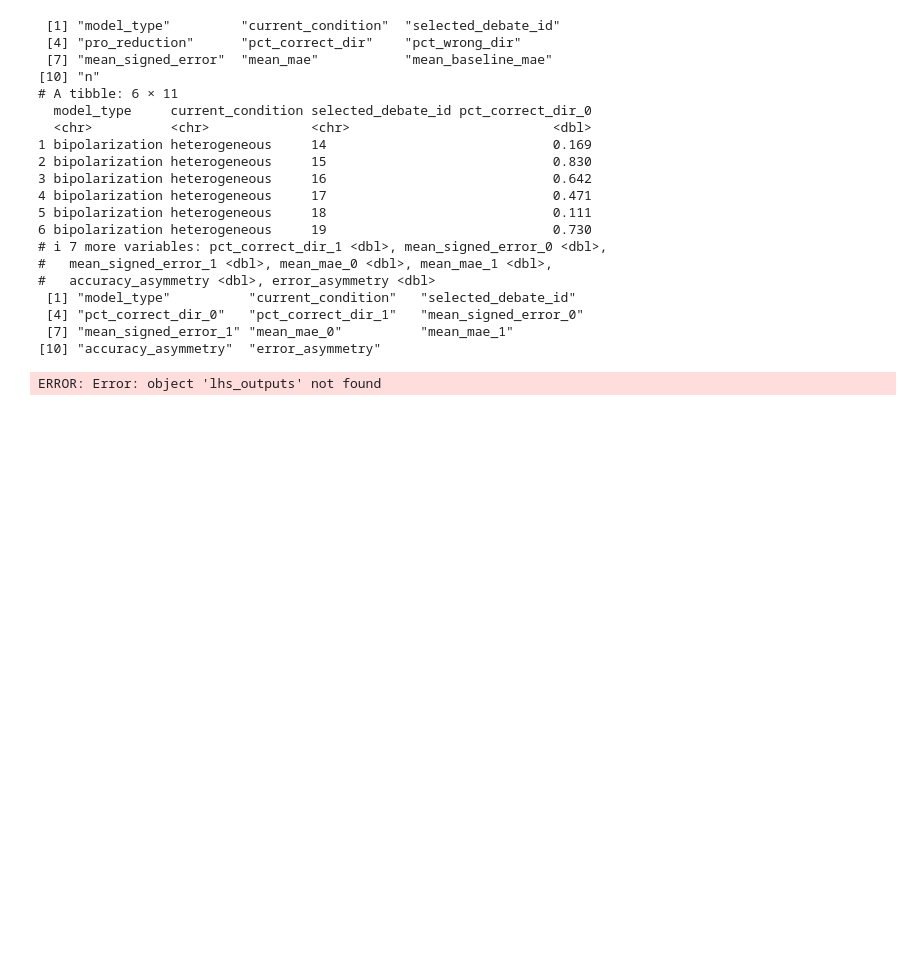
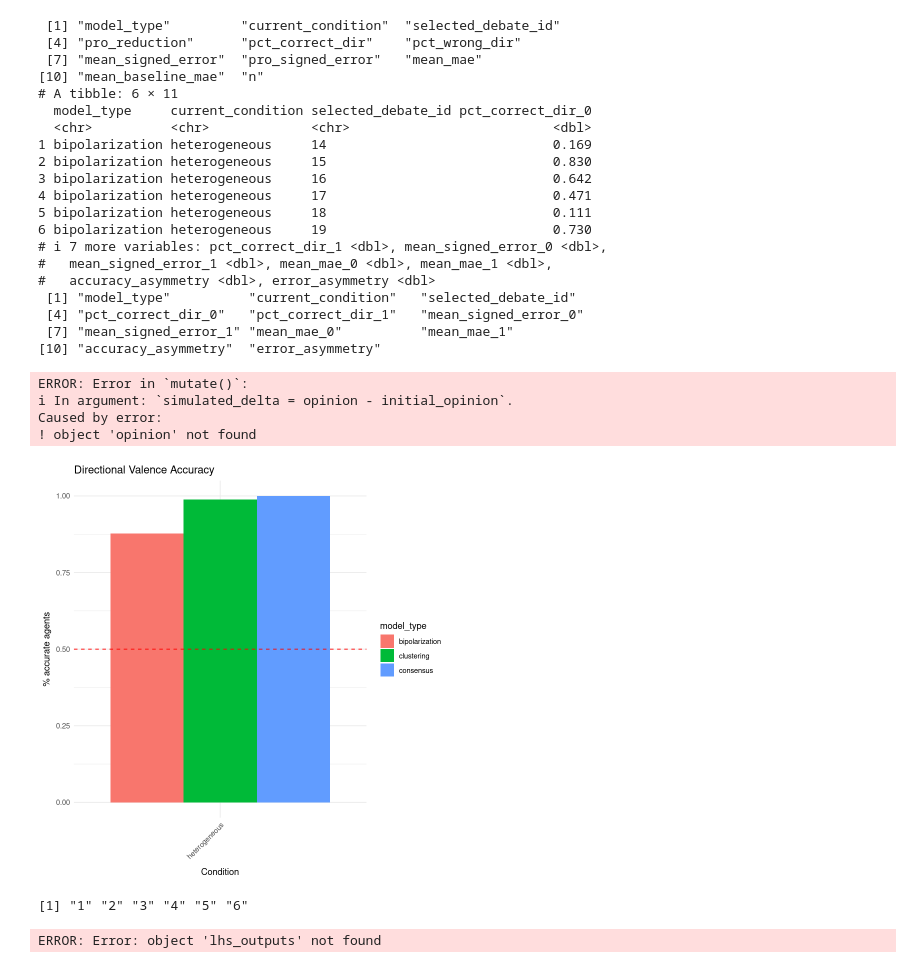
Before and after one commit to NomNom-tk/AGROPT-MODEL, a Jupyter notebook: data-anal/week of 27-4/RMD_Sandbox.ipynb, the cells around one changed output. Saved outputs shown, nothing was run; the diff lists cells and outputs as text; code cells hidden in the pictures; blank space fills up the shorter version.

Commit message:
network bug fixed, valence integrated in r, pro_reduction bugged resolved - requires rerun

```diff
--- a/data-anal/week of 27-4/RMD_Sandbox.ipynb
+++ b/data-anal/week of 27-4/RMD_Sandbox.ipynb
@@ -48,51 +48,68 @@ if(exists("result")) {
 # %%
 # unpack necessary dfs for testing Valence and Network Issues
 df_directional_agents <- lhs_outputs$results$comparisons$directional_agents
 df_directional_valence <- summarize_directional_valence(df_directional_agents)
 print(colnames(df_directional_valence))
 df_asymmetry <- compute_valence_asymmetry(df_directional_valence)
 print(head(df_asymmetry))
 print(colnames(df_asymmetry))
+p <- plot_valence_accuracy(df_asymmetry)
+print(p)
+y <- plot_delta_direction_scatter(lhs_outputs$results$comparisons$directional)
+print(y)
 # %% [output]
  [1] "model_type"         "current_condition"  "selected_debate_id"
  [4] "pro_reduction"      "pct_correct_dir"    "pct_wrong_dir"
- [7] "mean_signed_error"  "mean_mae"           "mean_baseline_mae"
-[10] "n"
+ [7] "mean_signed_error"  "pro_signed_error"   "mean_mae"
+[10] "mean_baseline_mae"  "n"
 # A tibble: 6 × 11
   model_type     current_condition selected_debate_id pct_correct_dir_0
   <chr>          <chr>             <chr>                          <dbl>
 1 bipolarization heterogeneous     14                             0.169
 2 bipolarization heterogeneous     15                             0.830
 3 bipolarization heterogeneous     16                             0.642
 4 bipolarization heterogeneous     17                             0.471
 5 bipolarization heterogeneous     18                             0.111
 6 bipolarization heterogeneous     19                             0.730
 # ℹ 7 more variables: pct_correct_dir_1 <dbl>, mean_signed_error_0 <dbl>,
 #   mean_signed_error_1 <dbl>, mean_mae_0 <dbl>, mean_mae_1 <dbl>,
 #   accuracy_asymmetry <dbl>, error_asymmetry <dbl>
  [1] "model_type"          "current_condition"   "selected_debate_id"
  [4] "pct_correct_dir_0"   "pct_correct_dir_1"   "mean_signed_error_0"
  [7] "mean_signed_error_1" "mean_mae_0"          "mean_mae_1"
 [10] "accuracy_asymmetry"  "error_asymmetry"
+ERROR: Error in `mutate()`:
+ℹ In argument: `simulated_delta = opinion - initial_opinion`.
+Caused by error:
+! object 'opinion' not found
+[figure, added]
 # %%
 # network function
-edges <- df_interactions %>%
-    group_by(sender_id, receiver_id, selected_debate_id, model_type) %>%
-    summarize(
-      edge_weight = mean(abs(delta)),
-      n_interactions = n(),
-      .groups = "drop"
-    ) %>%
-    filter(edge_weight > 0)
+df_interactions <- lhs_outputs$inputs$raw_interactions
+df_ag <- lhs_outputs$inputs$
+network_data <- build_influence_network(df_interactions,
 
-  # initial list to split edges df by debate_id and model_type
-  edge_split <- group_split(edges, selected_debate_id, model_type)
 
-# network debug
-test_piece <- edge_split[[1]]
-debate <- unique(test_piece$selected_debate_id)[1]
-print(head(names(strength(graph_from_data_frame(test_piece, directed = TRUE), mode = "in"))))
-print(debate)
+# edges <- df_interactions %>%
+#     group_by(sender_id, receiver_id, selected_debate_id, model_type) %>%
+#     summarize(
+#       edge_weight = mean(abs(delta)),
+#       n_interactions = n(),
+#       .groups = "drop"
+#     ) %>%
+#     filter(edge_weight > 0)
+
+#   # initial list to split edges df by debate_id and model_type
+#   edge_split <- group_split(edges, selected_debate_id, model_type)
+
+# # network debug
+# test_piece <- edge_split[[1]]
+# debate <- unique(test_piece$selected_debate_id)[1]
+# g <- graph_from_data_frame(test_piece, directed = TRUE)
+# in_str <- strength(g, mode = "in", weights = E(g)$edge_weight)
+# print(head(names(in_str)))
+# %% [output]
+[1] "1" "2" "3" "4" "5" "6"
 # %%
 # LHS and GA sourcing
 # Sink declaration and quiet tidyverse terminal alerts globally
```
Also changed, not shown: 10 other files.
